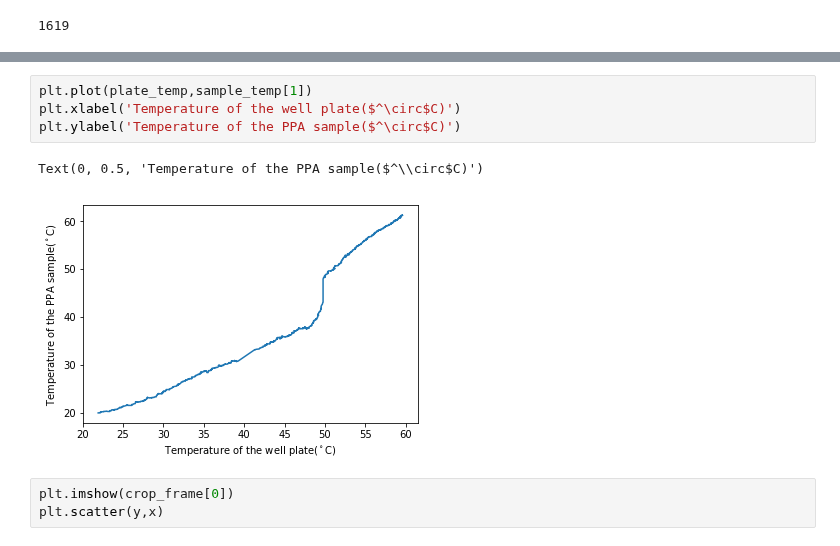
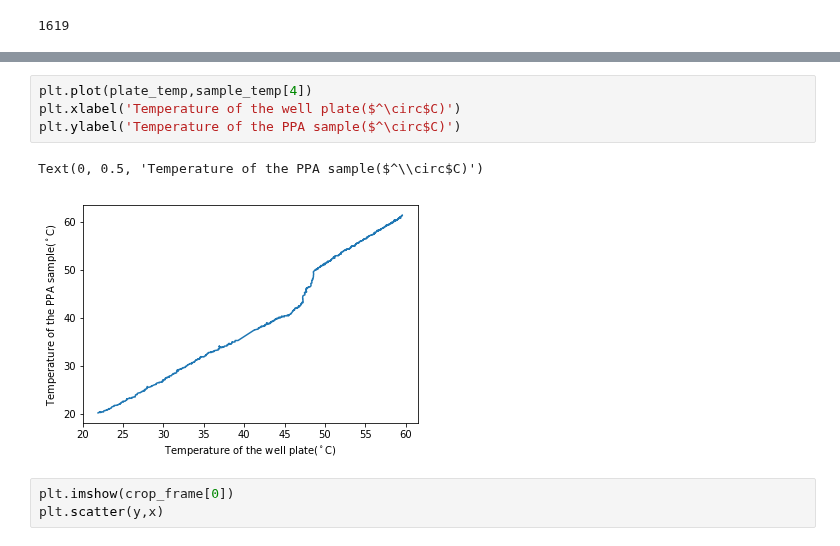
Before and after one commit to jrodguez/musical-robot, a Jupyter notebook: scripts/PPA_melting.ipynb, the cells around one changed output, grey strips where cells are left out. Saved outputs shown, nothing was run; the diff lists cells and outputs as text.

```diff
--- a/scripts/PPA_melting.ipynb
+++ b/scripts/PPA_melting.ipynb
@@ -141,10 +142,10 @@ len(plate_temp)
 # %%
-plt.plot(plate_temp,sample_temp[1])
+plt.plot(plate_temp,sample_temp[4])
 plt.xlabel('Temperature of the well plate($^\circ$C)')
 plt.ylabel('Temperature of the PPA sample($^\circ$C)')
 # %% [output]
 Text(0, 0.5, 'Temperature of the PPA sample($^\\circ$C)')
-[figure, old version]
+[figure, new version]
 # %%
 plt.imshow(crop_frame[0])
 plt.scatter(y,x)
```
Also changed, not shown: parts of 22 cells of this notebook, 1 other file.
